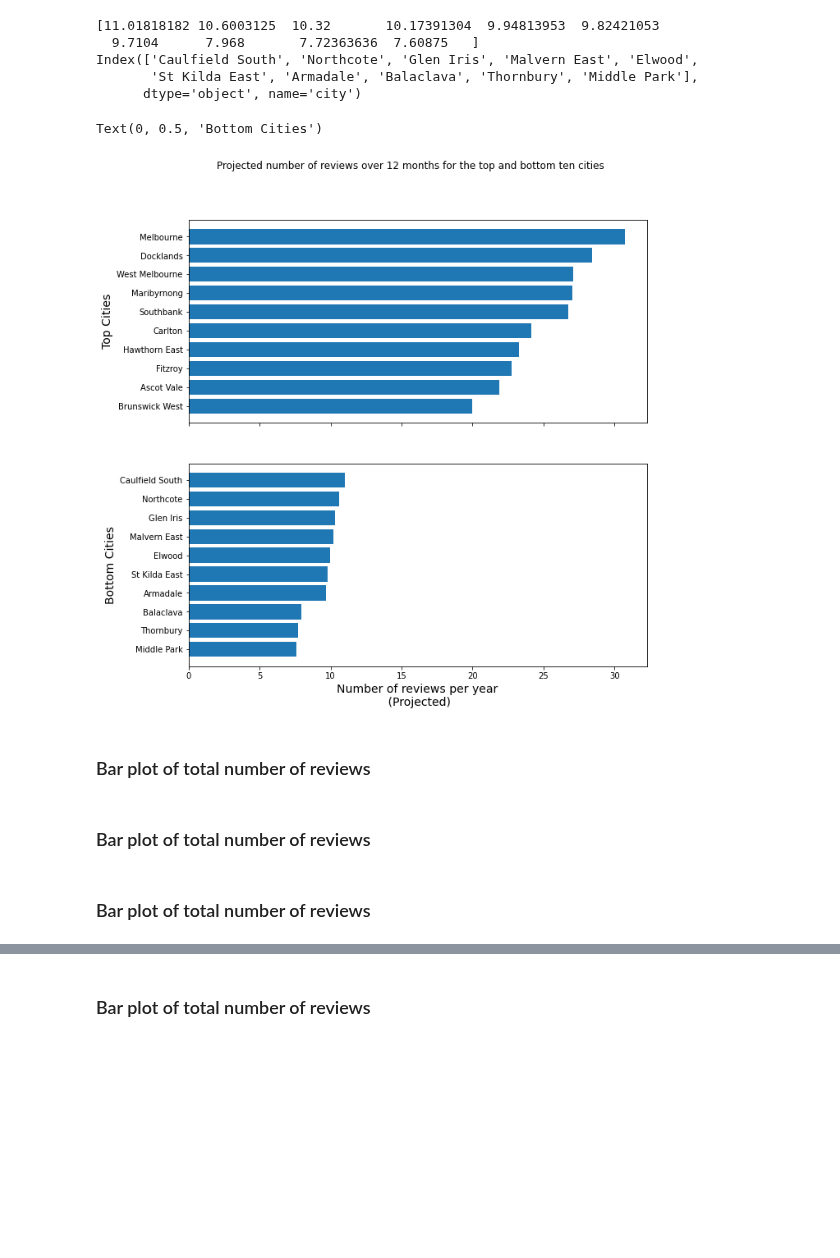
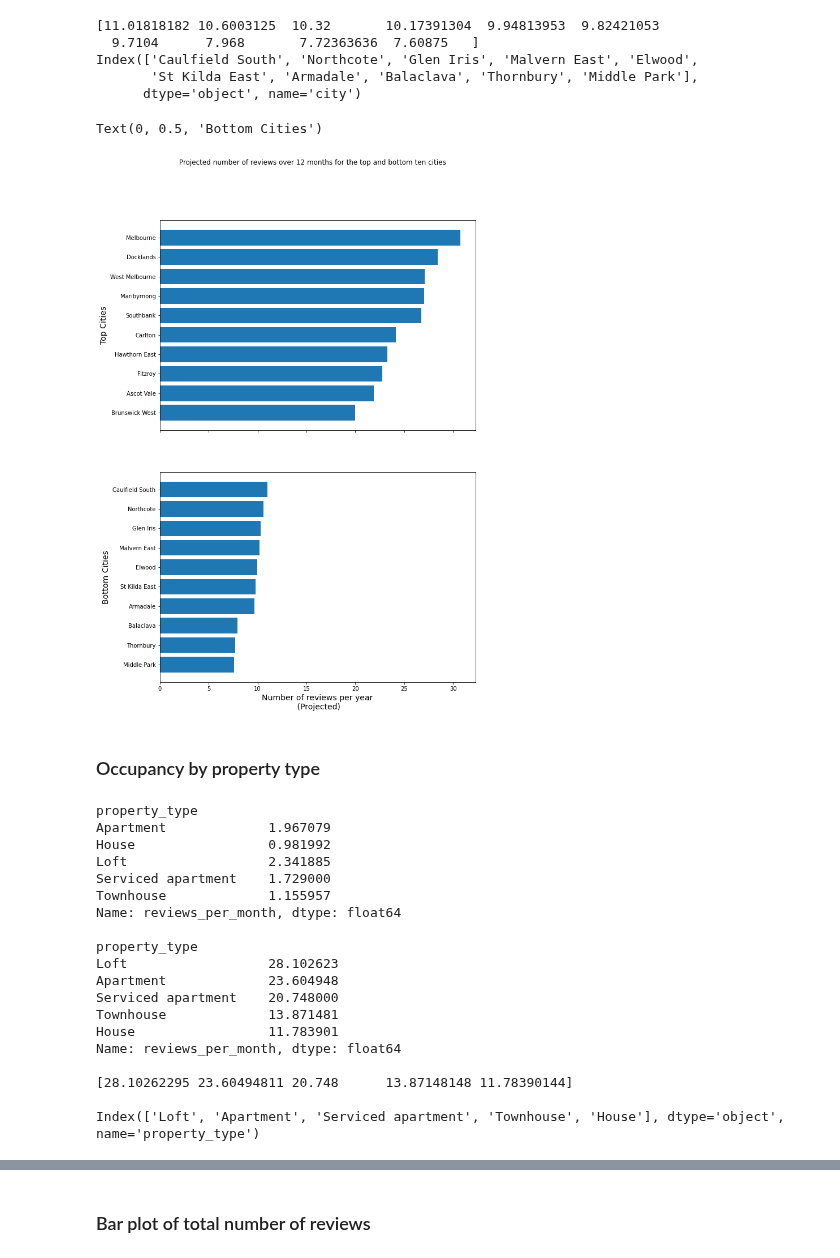
Before and after one commit to jMacProd/Project1, a Jupyter notebook: OccupancyQuestion_JS/Airbnb_Occupancy_Question_FromCSVSwob_JS.ipynb, the cells around one changed output, grey strips where cells are left out. Drawn from its saved outputs; the diff is of its cells as text; code cells hidden in the pictures; blank space fills up the shorter version.

Commit message:
backing up Airbnb_Occupancy_Question_FromCSVSwob_JS.ipynb

```diff
--- a/OccupancyQuestion_JS/Airbnb_Occupancy_Question_FromCSVSwob_JS.ipynb
+++ b/OccupancyQuestion_JS/Airbnb_Occupancy_Question_FromCSVSwob_JS.ipynb
@@ -88,0 +111,14 @@ memory usage: 3.0+ MB
+# %%
+#plot
+
+figProp, (ax) = plt.subplots(1, 1, figsize=(10,5), sharex=True)
+
+figProp.suptitle('The number of different property types')
+
+ax.barh(airbnbpropertylist, airbnbpropertycountList)
+
+ax.invert_yaxis()
+
+
+ax.set_xlabel('Number of properties', fontdict={'fontsize':14})
+ax.set_ylabel('Property Types', fontdict={'fontsize':14})
@@ -274,32 +313,80 @@ Index(['Caulfield South', 'Northcote', 'Glen Iris', 'Malvern East', 'Elwood',
       dtype='object', name='city')
 # %%
 #SUBPLOT BAR CHART
-fig, (ax1, ax2) = plt.subplots(2, 1, figsize=(10,10), sharex=True)
+fig, (ax1, ax2) = plt.subplots(2, 1, figsize=(10,15), sharex=True)
 
 
 fig.suptitle('Projected number of reviews over 12 months for the top and bottom ten cities')
 
 
 ax1.barh(topx, topy)
 ax2.barh(bottomx, bottomy)
 
 for ax in fig.axes:
     ax.invert_yaxis()
 #    ax.tick_params(labelrotation=45)
 
 
 
 
 ax2.set_xlabel('Number of reviews per year\n (Projected)', fontdict={'fontsize':14})
 ax1.set_ylabel('Top Cities', fontdict={'fontsize':14})
 ax2.set_ylabel('Bottom Cities',  fontdict={'fontsize':14})
 #ax1.invert_yaxis()
 # %% [output]
 Text(0, 0.5, 'Bottom Cities')
-[figure, old version]
+[figure, new version]
-# %% [markdown]
-### Bar plot of total number of reviews
-# %% [markdown]
-### Bar plot of total number of reviews
-# %% [markdown]
-### Bar plot of total number of reviews
+# %% [markdown]
+### Occupancy by property type
+# %%
+# This method produces everything in a single groupby function
+airbnbOccPropertyGroup = airbnbOccStart.groupby(["property_type"])
+
+airbnbOccPropertyMean = airbnbOccPropertyGroup["reviews_per_month"].agg("mean")
+print(airbnbOccPropertyMean)
+print("")
+
+#extrapolate to 12 months
+airbnbOccPropertyYear = (airbnbOccPropertyMean * 12).sort_values(ascending=False)
+print(airbnbOccPropertyYear)
+print("")
+
+
+#Create Y axis values
+propy = pd.Series(airbnbOccPropertyYear).values
+print(propy)
+print("")
+
+#Create x
+propx = airbnbOccPropertyYear.index
+print(propx)
+
+
+
+
+#airbnbOccCitysummarysorttop = airbnbOccCitysummary.sort_values(by = "Mean reviews per month", ascending=False)
+
+
+#airbnb_Occupancy_City_Rate_Summary_TopTen = airbnbOccCitysummarysorttop.head(10)
+
+#airbnb_Occupancy_City_Rate_Summary_TopTen
+# %% [output]
+property_type
+Apartment             1.967079
+House                 0.981992
+Loft                  2.341885
+Serviced apartment    1.729000
+Townhouse             1.155957
+Name: reviews_per_month, dtype: float64
+
+property_type
+Loft                  28.102623
+Apartment             23.604948
+Serviced apartment    20.748000
+Townhouse             13.871481
+House                 11.783901
+Name: reviews_per_month, dtype: float64
+
+[28.10262295 23.60494811 20.748      13.87148148 11.78390144]
+
+Index(['Loft', 'Apartment', 'Serviced apartment', 'Townhouse', 'House'], dtype='object', name='property_type')
```
Also changed, not shown: parts of 8 cells of this notebook.
